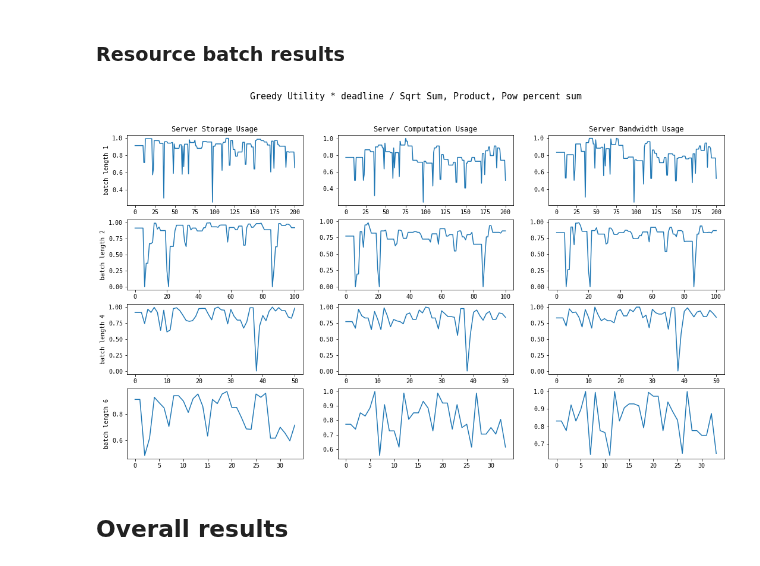
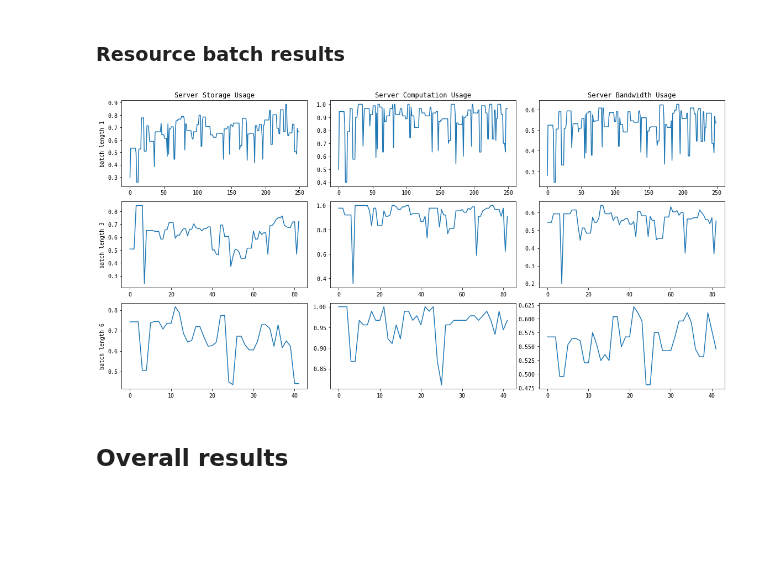
Before and after one commit to pseudo-rnd-thoughts/Elastic-Resource-Allocation, a Jupyter notebook: analysis/online.ipynb, the cells around one changed output. Saved outputs shown, nothing was run; the diff lists cells and outputs as text; code cells hidden in the pictures; blank space fills up the shorter version.

```diff
--- a/analysis/online.ipynb
+++ b/analysis/online.ipynb
@@ -57,9 +41,0 @@ batch_lengths
-# %%
-batch_fig, ax_batches = plt.subplots(1, 4, figsize=(13, 3))
-algos = list(single_model_results['batch length 1'].keys())
-for name, ax in zip(batch_lengths, ax_batches):
-    ax.barh(algos, np.mean([single_model_results[name][algo]['social welfare'] for algo in algos]))
-    ax.set_title(name)
-
-for ax in ax_batches[1:]:
-    plt.setp(ax.get_yticklabels(), visible=False)
@@ -112,7 +74,16 @@ def batch_resources(algo):
-# %%
-algo = next(name for name in single_model_results['batch length 1'].keys() if 'Greedy' in name)
-batch_resources(algo)
-# %% [output]
-[figure, removed]
+# %%
+fig, axs = plt.subplots(3, 3, figsize=(16, 8))
+for pos, title in enumerate(('Server Storage Usage', 'Server Computation Usage', 'Server Bandwidth Usage')):
+    axs[0][pos].set_title(title)
+
+for ax, batch_length in zip(axs, batch_lengths):
+    ax[0].set_ylabel(batch_length)
+    batch_time_steps = len(results_data[0][batch_length][algos[0]]['server storage used']['server 0'])
+    for resource_ax, resource in zip(ax, ('server storage used', 'server computation used', 'server bandwidth used')):
+        resource_ax.plot(np.arange(batch_time_steps), results_data[0][batch_length][algos[0]][resource]['server 0'])
+
+plt.tight_layout()
+# %% [output]
+[figure, added]
 # %% [markdown]
 ## Overall results
```
Also changed, not shown: parts of 18 cells of this notebook, 8 other files.
